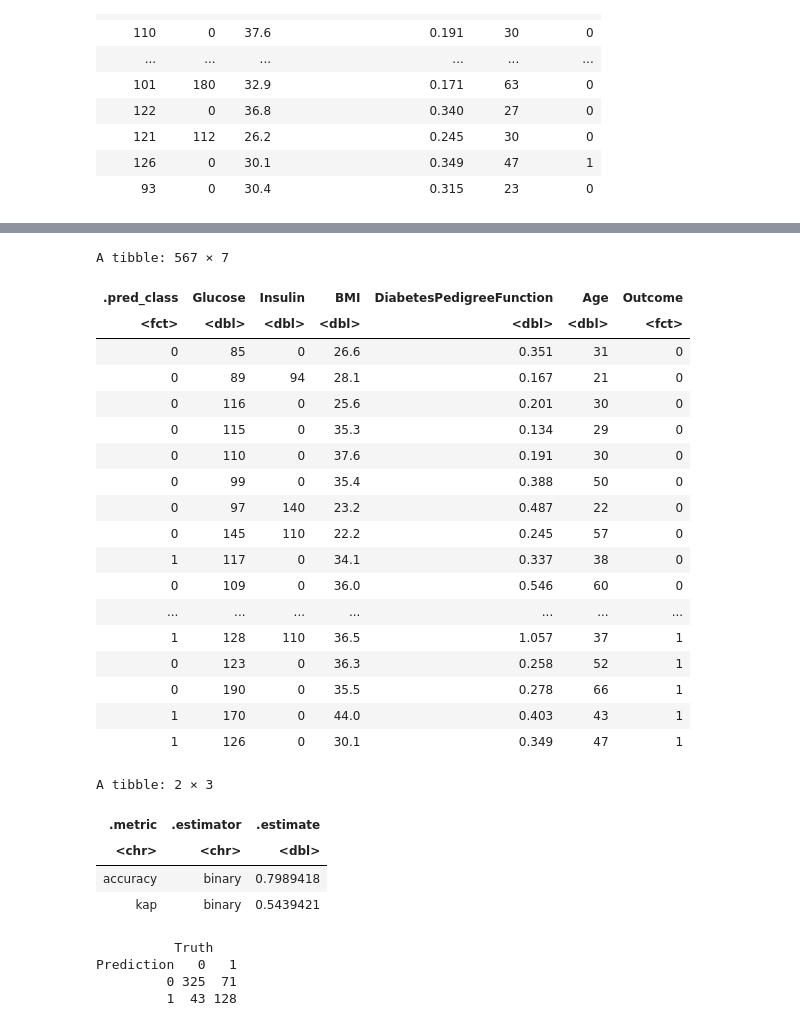
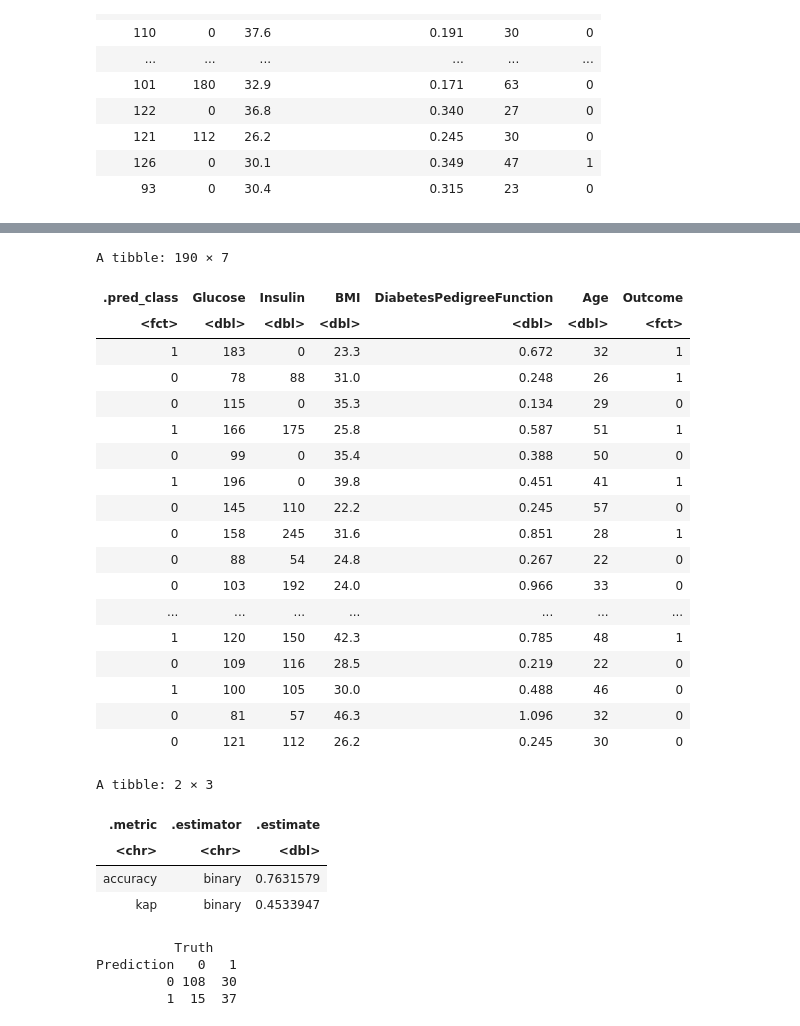
Before and after one commit to aayus-h/Diabetes_Classifier, a Jupyter notebook: group_project.ipynb, the cells around one changed output, grey strips where cells are left out. Drawn from its saved outputs; the diff is of its cells as text; code cells hidden in the pictures.

Commit message:
testing  change

```diff
--- a/group_project.ipynb
+++ b/group_project.ipynb
@@ -257,43 +257,43 @@ Minimal misclassification: 0.2275132
 Best kernel: rectangular
 Best k: 13
 # %%
-diabetes_predictions <-  predict(diabetes_fit, diabetes_training) |>
-bind_cols(diabetes_training)
+diabetes_predictions <-  predict(diabetes_fit, diabetes_testing) |>
+bind_cols(diabetes_testing)
 diabetes_predictions
 
 diabetes_metrics <- diabetes_predictions |>
     metrics(truth = Outcome, estimate = .pred_class)
 diabetes_metrics
 
 diabetes_conf_mat <- diabetes_predictions |>
 conf_mat(truth = Outcome, estimate = .pred_class)
 diabetes_conf_mat
 # %% [output]
-A tibble: 567 × 7
+A tibble: 190 × 7
 | .pred_class | Glucose | Insulin | BMI | DiabetesPedigreeFunction | Age | Outcome |
 | <fct> | <dbl> | <dbl> | <dbl> | <dbl> | <dbl> | <fct> |
-| 0 | 85 | 0 | 26.6 | 0.351 | 31 | 0 |
-| 0 | 89 | 94 | 28.1 | 0.167 | 21 | 0 |
-| 0 | 116 | 0 | 25.6 | 0.201 | 30 | 0 |
+| 1 | 183 | 0 | 23.3 | 0.672 | 32 | 1 |
+| 0 | 78 | 88 | 31.0 | 0.248 | 26 | 1 |
 | 0 | 115 | 0 | 35.3 | 0.134 | 29 | 0 |
-| 0 | 110 | 0 | 37.6 | 0.191 | 30 | 0 |
+| 1 | 166 | 175 | 25.8 | 0.587 | 51 | 1 |
 | 0 | 99 | 0 | 35.4 | 0.388 | 50 | 0 |
-| 0 | 97 | 140 | 23.2 | 0.487 | 22 | 0 |
+| 1 | 196 | 0 | 39.8 | 0.451 | 41 | 1 |
 | 0 | 145 | 110 | 22.2 | 0.245 | 57 | 0 |
-| 1 | 117 | 0 | 34.1 | 0.337 | 38 | 0 |
-| 0 | 109 | 0 | 36.0 | 0.546 | 60 | 0 |
+| 0 | 158 | 245 | 31.6 | 0.851 | 28 | 1 |
+| 0 | 88 | 54 | 24.8 | 0.267 | 22 | 0 |
+| 0 | 103 | 192 | 24.0 | 0.966 | 33 | 0 |
 | ... | ... | ... | ... | ... | ... | ... |
-| 1 | 128 | 110 | 36.5 | 1.057 | 37 | 1 |
-| 0 | 123 | 0 | 36.3 | 0.258 | 52 | 1 |
-| 0 | 190 | 0 | 35.5 | 0.278 | 66 | 1 |
-| 1 | 170 | 0 | 44.0 | 0.403 | 43 | 1 |
-| 1 | 126 | 0 | 30.1 | 0.349 | 47 | 1 |
+| 1 | 120 | 150 | 42.3 | 0.785 | 48 | 1 |
+| 0 | 109 | 116 | 28.5 | 0.219 | 22 | 0 |
+| 1 | 100 | 105 | 30.0 | 0.488 | 46 | 0 |
+| 0 | 81 | 57 | 46.3 | 1.096 | 32 | 0 |
+| 0 | 121 | 112 | 26.2 | 0.245 | 30 | 0 |
 A tibble: 2 × 3
 | .metric | .estimator | .estimate |
 | <chr> | <chr> | <dbl> |
-| accuracy | binary | 0.7989418 |
-| kap | binary | 0.5439421 |
+| accuracy | binary | 0.7631579 |
+| kap | binary | 0.4533947 |
           Truth
 Prediction   0   1
-         0 325  71
-         1  43 128
+         0 108  30
+         1  15  37
```
Also changed, not shown: parts of 5 cells of this notebook.
